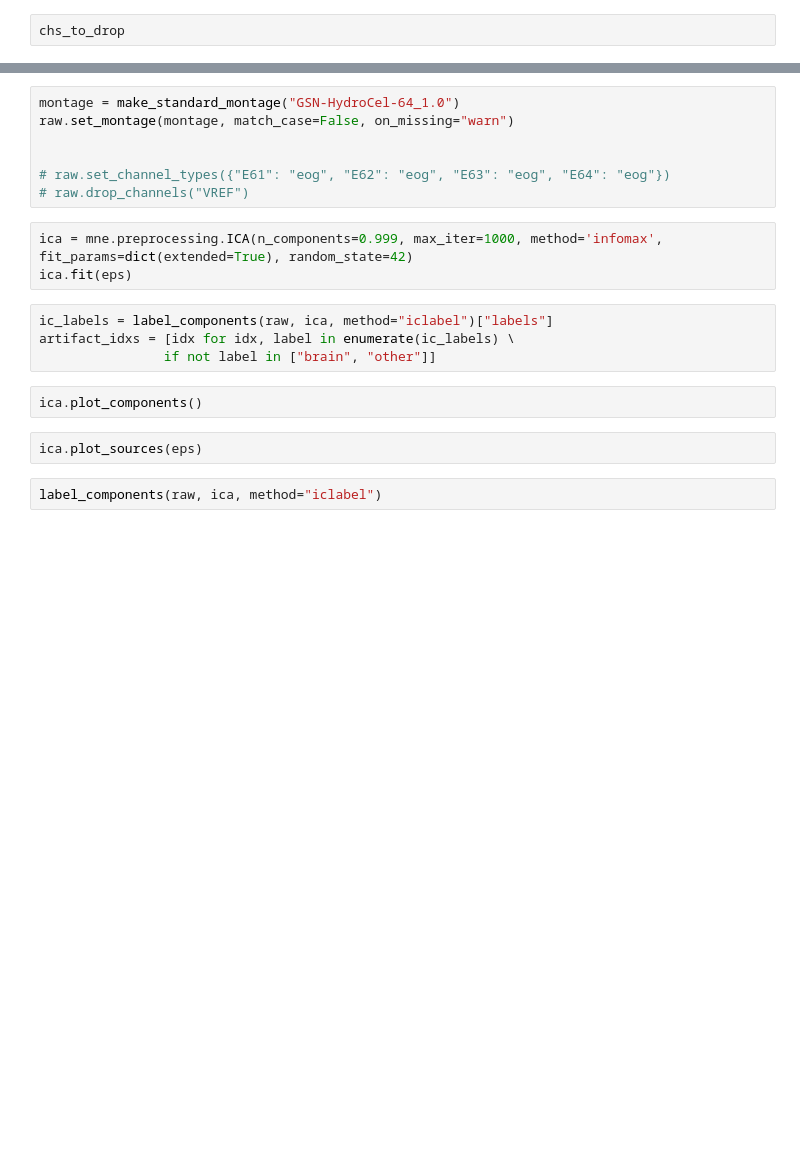
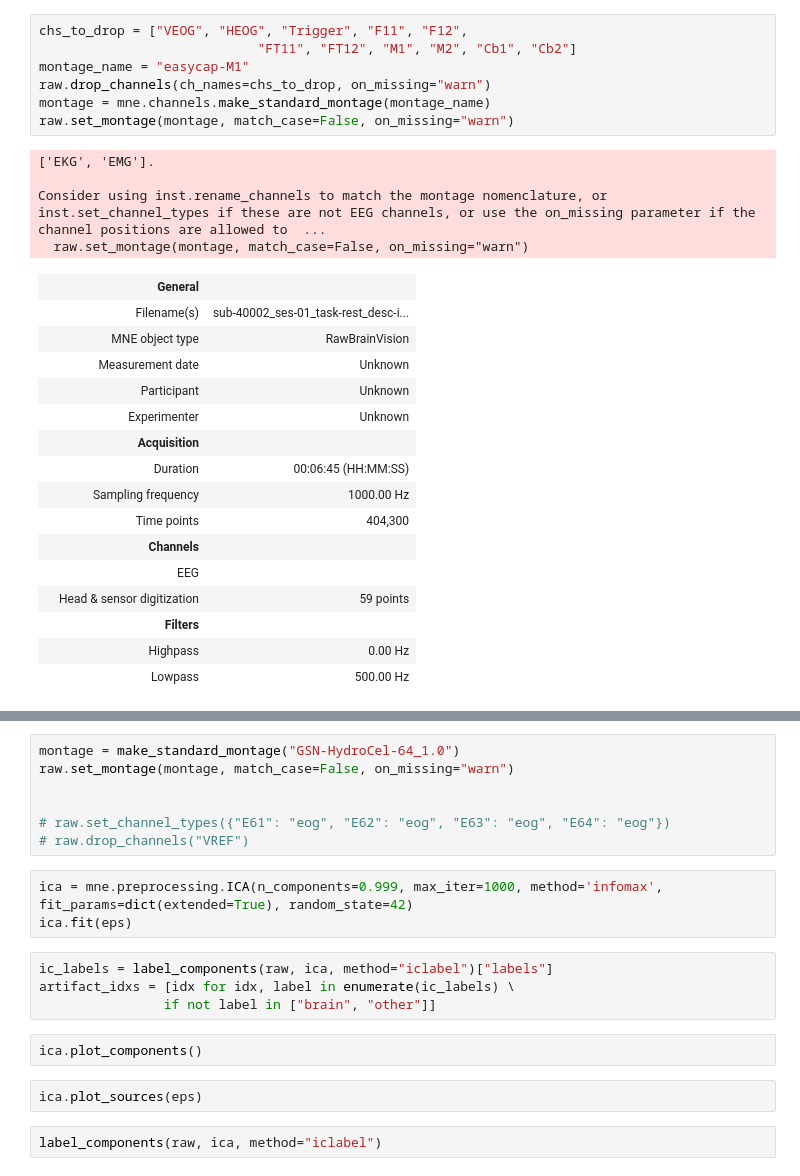
Before and after one commit to payamsash/Tinnorm, a Jupyter notebook: src/main.ipynb, the cells around one changed output, grey strips where cells are left out. Cells and saved outputs as stored; diff of their text form; blank space fills up the shorter version.

```diff
--- a/src/main.ipynb
+++ b/src/main.ipynb
@@ -8,2 +16,28 @@ raw.plot()
 # %%
-chs_to_drop
+chs_to_drop = ["VEOG", "HEOG", "Trigger", "F11", "F12",
+                            "FT11", "FT12", "M1", "M2", "Cb1", "Cb2"]
+montage_name = "easycap-M1"
+raw.drop_channels(ch_names=chs_to_drop, on_missing="warn")
+montage = mne.channels.make_standard_montage(montage_name)
+raw.set_montage(montage, match_case=False, on_missing="warn")
+# %% [output]
+['EKG', 'EMG'].
+
+Consider using inst.rename_channels to match the montage nomenclature, or inst.set_channel_types if these are not EEG channels, or use the on_missing parameter if the channel positions are allowed to  ...
+  raw.set_montage(montage, match_case=False, on_missing="warn")
+|  | General |  |
+|  | Filename(s) | sub-40002_ses-01_task-rest_desc-i... |
+|  | MNE object type | RawBrainVision |
+|  | Measurement date | Unknown |
+|  | Participant | Unknown |
+|  | Experimenter | Unknown |
+|  | Acquisition |  |
+|  | Duration | 00:06:45 (HH:MM:SS) |
+|  | Sampling frequency | 1000.00 Hz |
+|  | Time points | 404,300 |
+|  | Channels |  |
+|  | EEG |  |
+|  | Head & sensor digitization | 59 points |
+|  | Filters |  |
+|  | Highpass | 0.00 Hz |
+|  | Lowpass | 500.00 Hz |
```
Also changed, not shown: parts of 2 cells of this notebook.
